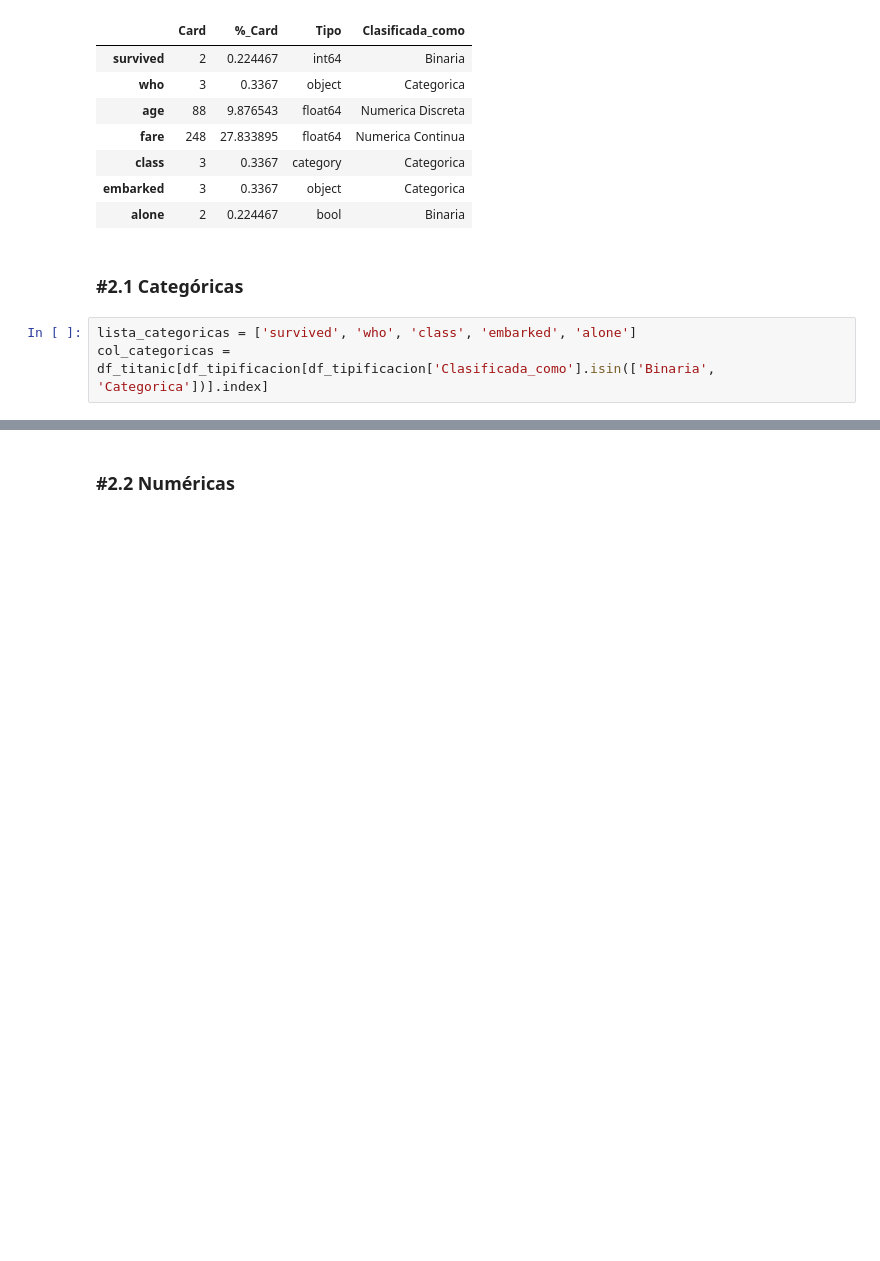
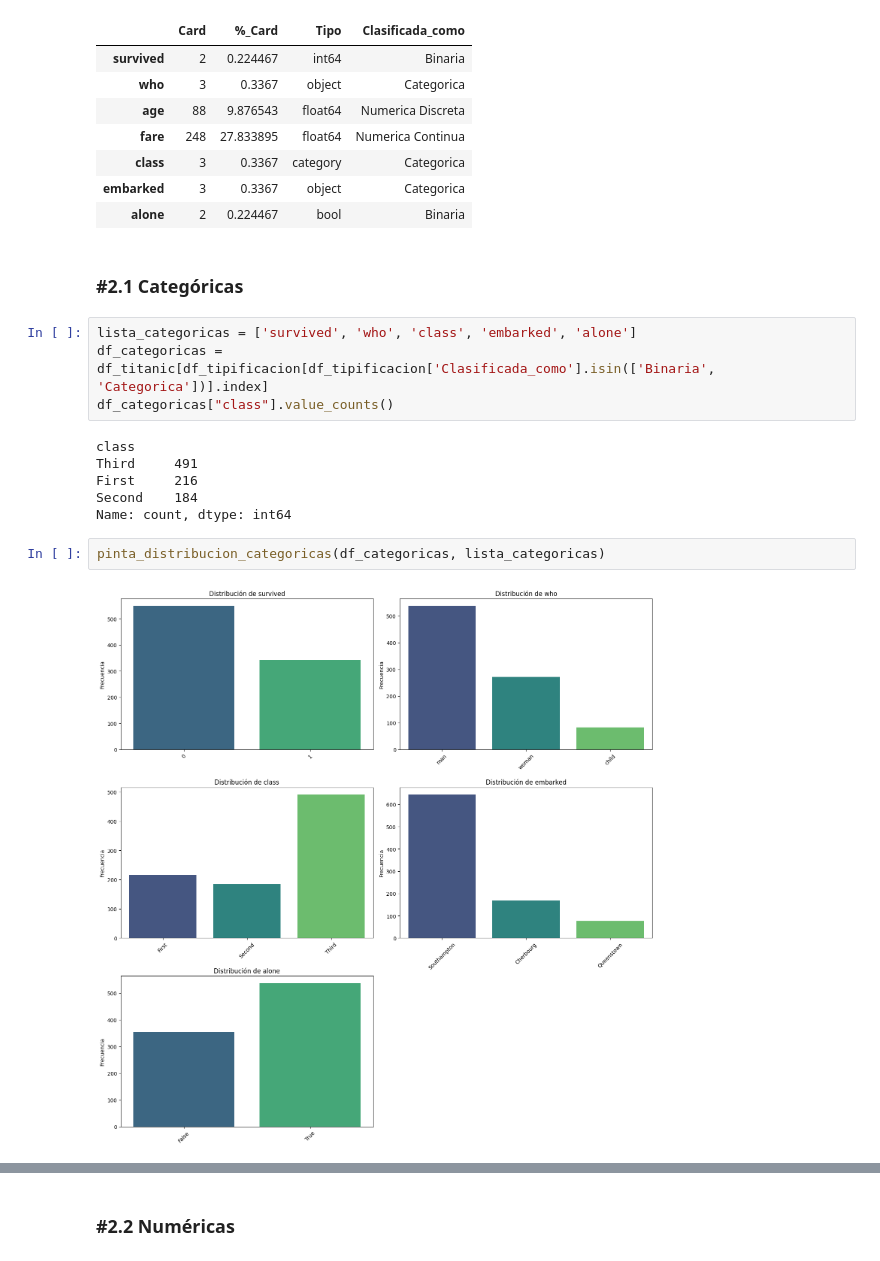
Before and after one commit to njisly/online_ds_thebridge_Nur, a Jupyter notebook: ejercicios/03_Analisis_de_Datos/Sprint_07/Unidad_01/Practica_Obligatoria/18_Practica_Obligatoria_Univariante.ipynb, the cells around one changed output, grey strips where cells are left out. Drawn from its saved outputs; the diff is of its cells as text; blank space fills up the shorter version.

```diff
--- a/ejercicios/03_Analisis_de_Datos/Sprint_07/Unidad_01/Practica_Obligatoria/18_Practica_Obligatoria_Univariante.ipynb
+++ b/ejercicios/03_Analisis_de_Datos/Sprint_07/Unidad_01/Practica_Obligatoria/18_Practica_Obligatoria_Univariante.ipynb
@@ -208,4 +208,15 @@ df_tipificacion
 ### #2.1 Categóricas
 # %%
 lista_categoricas = ['survived', 'who', 'class', 'embarked', 'alone']
-col_categoricas = df_titanic[df_tipificacion[df_tipificacion['Clasificada_como'].isin(['Binaria', 'Categorica'])].index]
+df_categoricas = df_titanic[df_tipificacion[df_tipificacion['Clasificada_como'].isin(['Binaria', 'Categorica'])].index]
+df_categoricas["class"].value_counts()
+# %% [output]
+class
+Third     491
+First     216
+Second    184
+Name: count, dtype: int64
+# %%
+pinta_distribucion_categoricas(df_categoricas, lista_categoricas)
+# %% [output]
+[figure, added]
```
Also changed, not shown: parts of 7 cells of this notebook.
